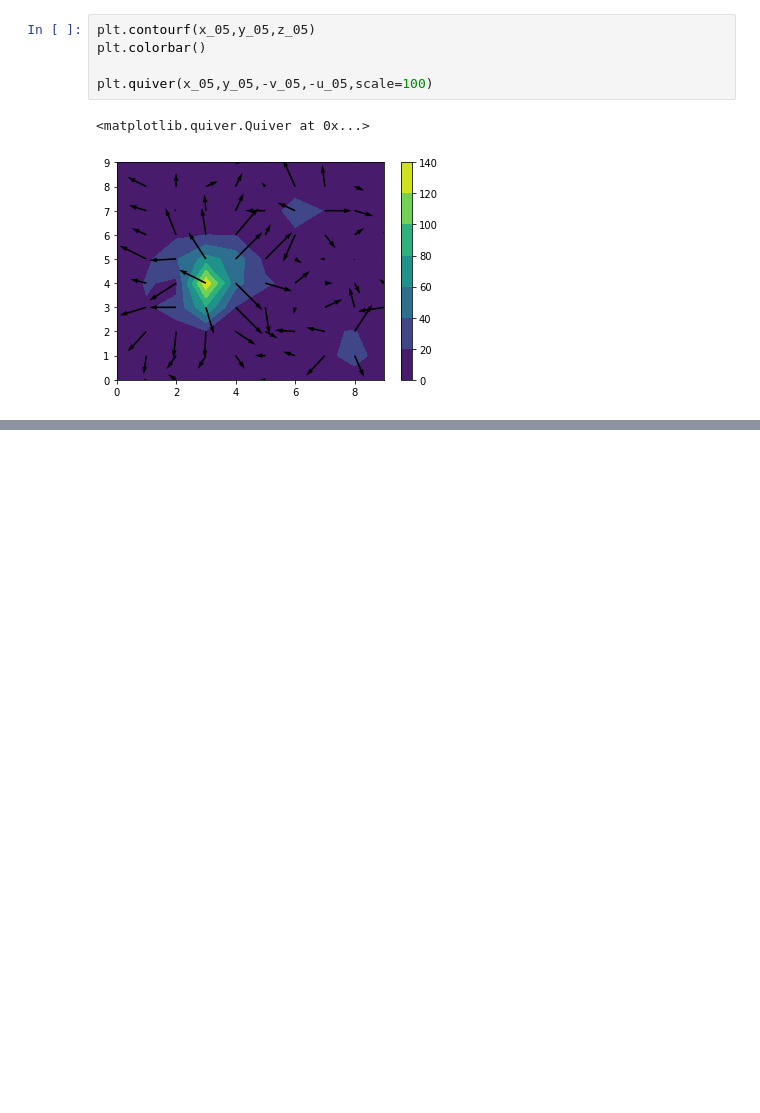
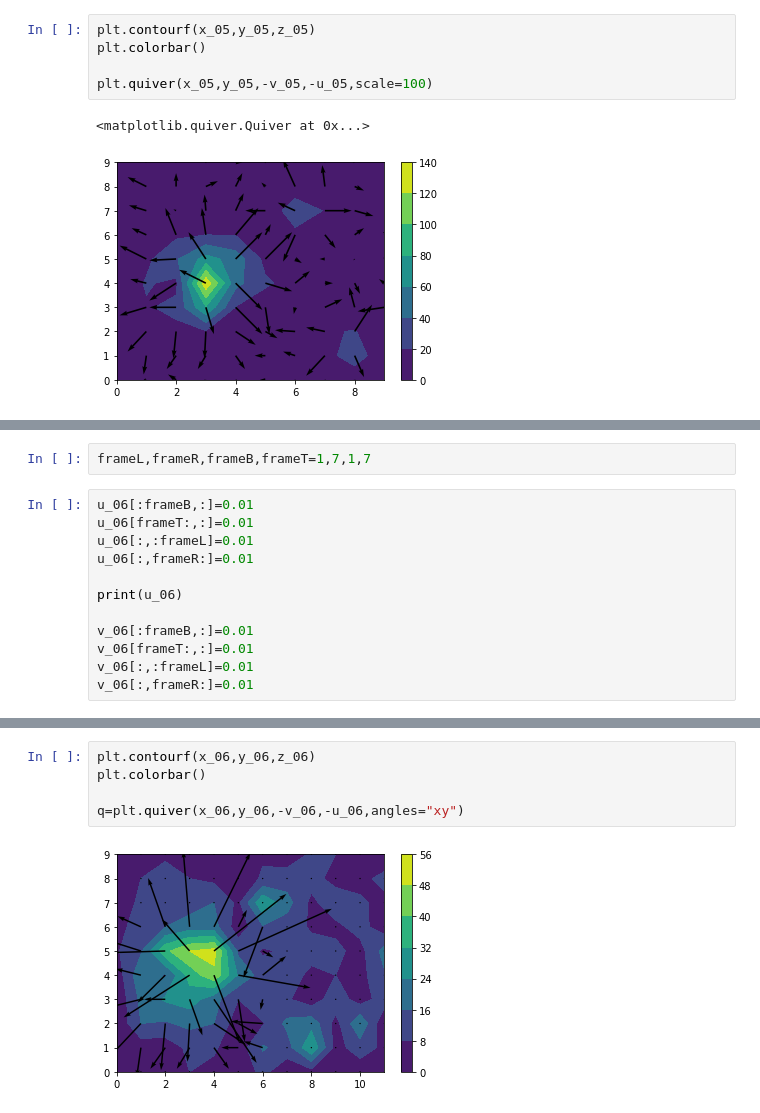
Before and after one commit to kzt206/ARfielder, a Jupyter notebook: testPrograms/testQuiver01.ipynb, the cells around one changed output, grey strips where cells are left out. Drawn from its saved outputs; the diff is of its cells as text; blank space fills up the shorter version.

```diff
--- a/testPrograms/testQuiver01.ipynb
+++ b/testPrograms/testQuiver01.ipynb
@@ -235,0 +301,14 @@ plt.quiver(x_05,y_05,-v_05,-u_05,scale=100)
+# %%
+frameL,frameR,frameB,frameT=1,7,1,7
+# %%
+u_06[:frameB,:]=0.01
+u_06[frameT:,:]=0.01
+u_06[:,:frameL]=0.01
+u_06[:,frameR:]=0.01
+
+print(u_06)
+
+v_06[:frameB,:]=0.01
+v_06[frameT:,:]=0.01
+v_06[:,:frameL]=0.01
+v_06[:,frameR:]=0.01
@@ -235,0 +336,7 @@ plt.quiver(x_05,y_05,-v_05,-u_05,scale=100)
+# %%
+plt.contourf(x_06,y_06,z_06)
+plt.colorbar()
+
+q=plt.quiver(x_06,y_06,-v_06,-u_06,angles="xy")
+# %% [output]
+[figure, added]
```
Also changed, not shown: parts of 7 cells of this notebook, 2 other files.
